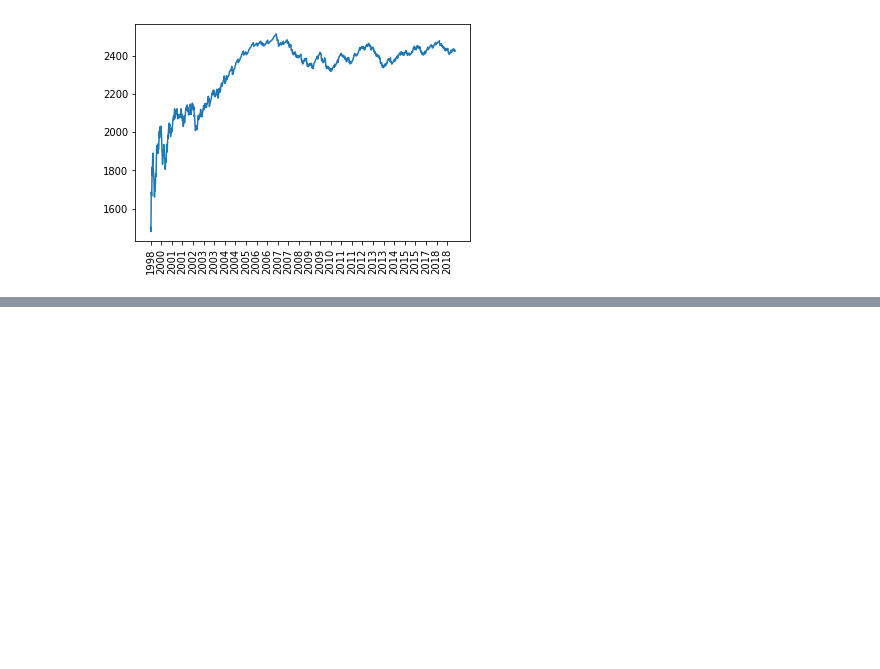
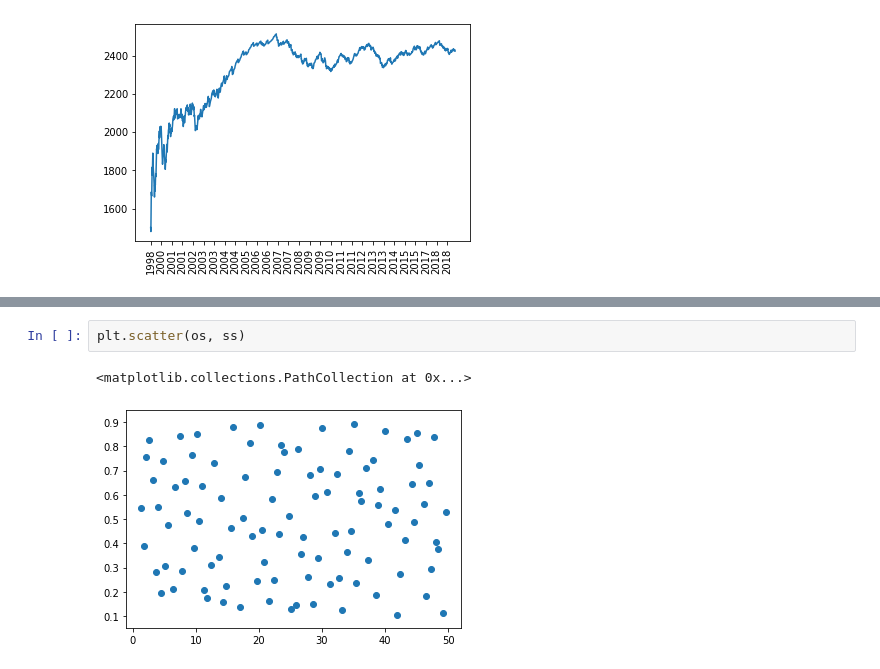
Before and after one commit to siddjagadish/tennis_new, a Jupyter notebook: tennis_new/model/Universal ELO.ipynb, the cells around one changed output, grey strips where cells are left out. Saved outputs shown, nothing was run; the diff lists cells and outputs as text; blank space fills up the shorter version.

```diff
--- a/tennis_new/model/Universal ELO.ipynb
+++ b/tennis_new/model/Universal ELO.ipynb
@@ -207,0 +281,5 @@ plot_player_over_time('Roger Federer')
+# %%
+plt.scatter(os, ss)
+# %% [output]
+<matplotlib.collections.PathCollection at 0x...>
+[figure, added]
```
Also changed, not shown: parts of 20 cells of this notebook.
